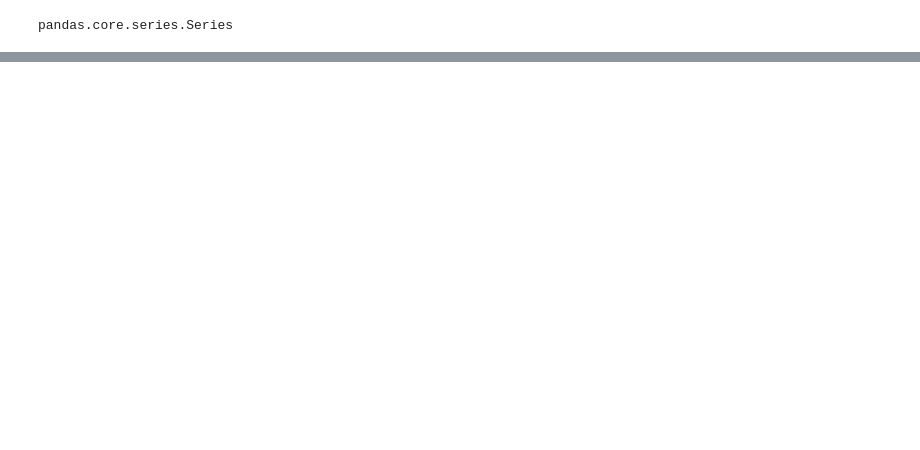
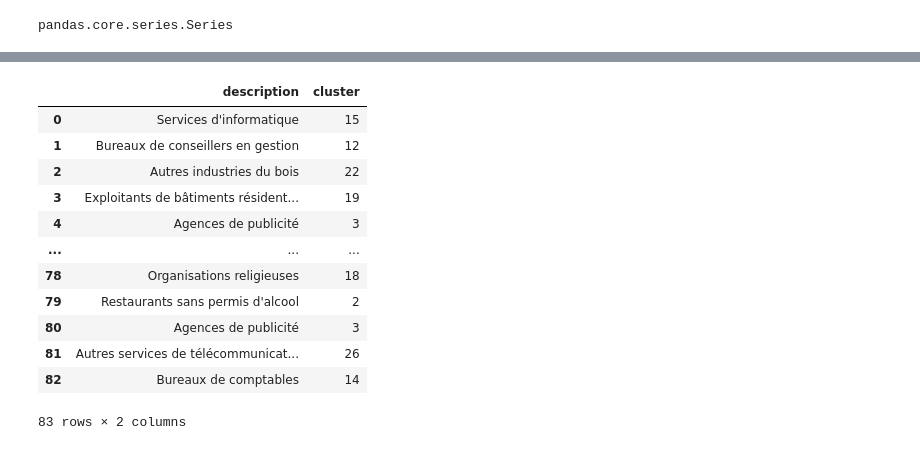
Before and after one commit to thebreadinbed/Testing_clusters_GEOG414, a Jupyter notebook: testing_cluster_text.ipynb, the cells around one changed output, grey strips where cells are left out. Saved outputs shown, nothing was run; the diff lists cells and outputs as text; code cells hidden in the pictures; blank space fills up the shorter version.

```diff
--- a/testing_cluster_text.ipynb
+++ b/testing_cluster_text.ipynb
@@ -138,6 +154,8 @@ def replace_special_chars(description):
     description = description.replace('ÃƒÆ’Ã‚Â®', 'î')
     # Replace 'ÃƒÆ’Ã‚Â ' with 'à'
     description = description.replace('ÃƒÆ’Ã‚Â', 'à')
+    description = description.replace('\xa0', '')
+    description = description.replace("ÃƒÂ¢Ã¢â€šÂ¬Ã¢â€žÂ¢", "'")
 
     return description
 
@@ -339,0 +246,35 @@ Cluster 15:
+# %%
+from sklearn.feature_extraction.text import TfidfVectorizer
+from scipy.cluster.hierarchy import dendrogram, linkage, fcluster
+import pandas as pd
+import matplotlib.pyplot as plt
+
+# Convert the list of dictionaries to a DataFrame
+df_2 = pd.DataFrame(cae_description_list2)
+
+# TF-IDF Vectorization
+vectorizer = TfidfVectorizer()
+X = vectorizer.fit_transform(df_2[0])
+
+# Perform hierarchical clustering
+# You can choose different linkage methods (e.g., 'single', 'complete', 'average')
+linkage_matrix = linkage(X.toarray(), method='ward')
+
+# # Plot the dendrogram
+# dendrogram(linkage_matrix, orientation='top', labels=df_2[0].tolist(), leaf_font_size=8)
+# plt.title('Hierarchical Clustering Dendrogram')
+# plt.xlabel('Data Points')
+# plt.ylabel('Distance')
+# plt.show()
+
+# Extract clusters based on a distance threshold
+distance_threshold = 1.2# Adjust this threshold based on the dendrogram
+clusters = fcluster(linkage_matrix, t=distance_threshold, criterion='distance')
+
+# Add cluster labels to the DataFrame
+df_2['cluster'] = clusters
+
+# Print the resulting clusters
+for i in range(max(clusters)):
+    cluster_categories = df_2[df_2['cluster'] == i][0].tolist()
+    print(f"Cluster {i}:\n", cluster_categories)
@@ -339,0 +299,18 @@ Cluster 15:
+# %%
+# Assuming you want to rename the 'cae_description' column to 'description'
+df_2 = df_2.rename(columns={0: 'description'})
+df_2
+# %% [output]
+|  | description | cluster |
+| 0 | Services d'informatique | 15 |
+| 1 | Bureaux de conseillers en gestion | 12 |
+| 2 | Autres industries du bois | 22 |
+| 3 | Exploitants de bâtiments résident... | 19 |
+| 4 | Agences de publicité | 3 |
+| ... | ... | ... |
+| 78 | Organisations religieuses | 18 |
+| 79 | Restaurants sans permis d'alcool | 2 |
+| 80 | Agences de publicité | 3 |
+| 81 | Autres services de télécommunicat... | 26 |
+| 82 | Bureaux de comptables | 14 |
+83 rows × 2 columns
```
Also changed, not shown: parts of 30 cells of this notebook.
